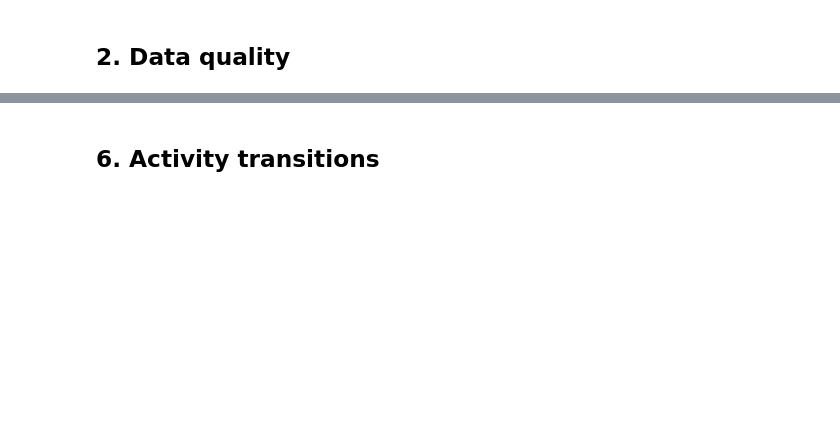
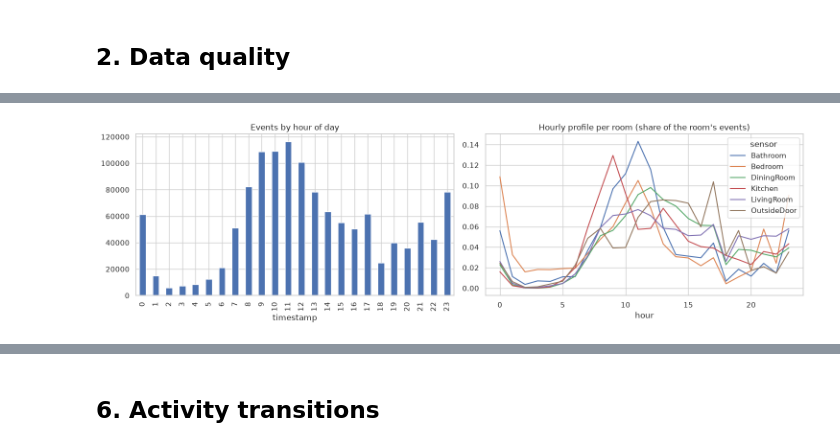
Before and after one commit to Kumarutkarsh9470/Assignment, a Jupyter notebook: 01_EDA_CASAS.ipynb, the cells around one changed output, grey strips where cells are left out. Saved outputs shown, nothing was run; the diff lists cells and outputs as text; code cells hidden in the pictures; blank space fills up the shorter version.

```diff
--- a/01_EDA_CASAS.ipynb
+++ b/01_EDA_CASAS.ipynb
@@ -385,0 +175,8 @@ plt.title("Where do activities happen? (activity x room)"); plt.show()
+# %%
+hour_room = pd.crosstab(raw.timestamp.dt.hour, raw.sensor, normalize="columns")
+fig, ax = plt.subplots(1, 2, figsize=(15, 4.5))
+raw.timestamp.dt.hour.value_counts().sort_index().plot.bar(ax=ax[0], color="C0", title="Events by hour of day")
+hour_room.plot(ax=ax[1], title="Hourly profile per room (share of the room's events)")
+ax[1].set_xlabel("hour"); plt.tight_layout(); plt.show()
+# %% [output]
+[figure, added]
```
Also changed, not shown: parts of 55 cells of this notebook, 13 other files.
